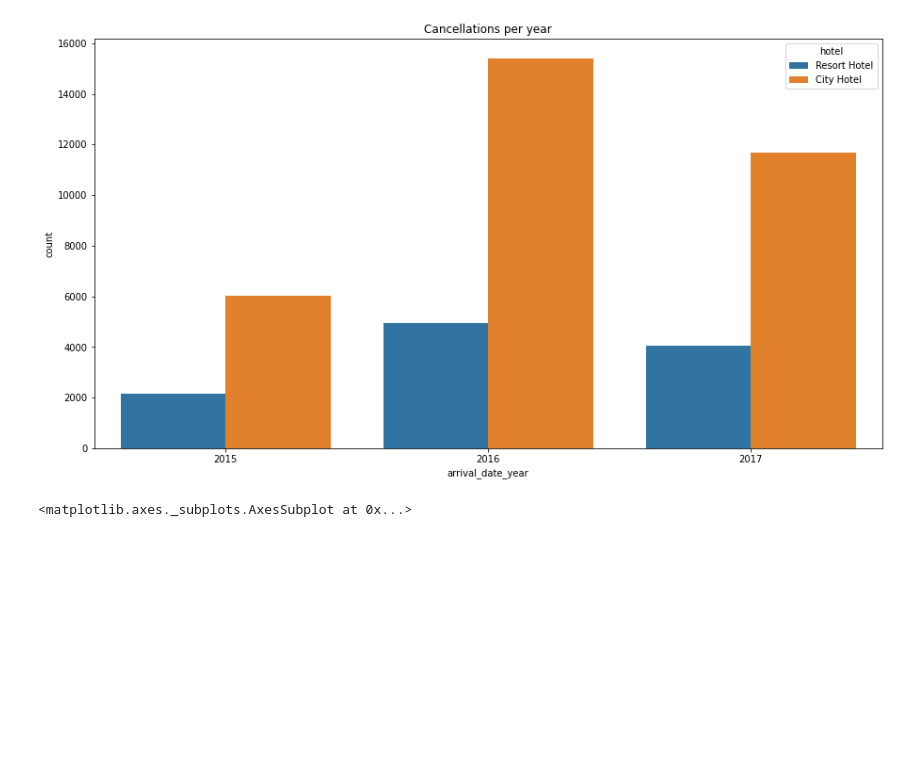
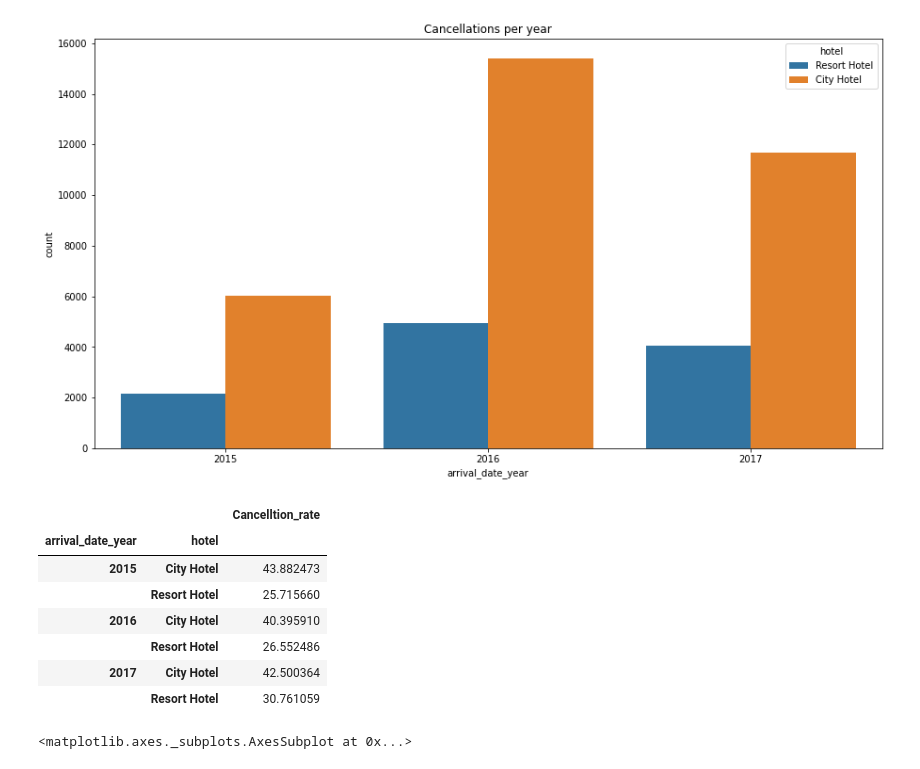
Before and after one commit to Dany511/Coursera_Capstone, a Jupyter notebook: Copy_of_Hotel_Booking_Analysis_Capstone_Project.ipynb, the cells around one changed output. Drawn from its saved outputs; the diff is of its cells as text; code cells hidden in the pictures; blank space fills up the shorter version.

```diff
--- a/Copy_of_Hotel_Booking_Analysis_Capstone_Project.ipynb
+++ b/Copy_of_Hotel_Booking_Analysis_Capstone_Project.ipynb
@@ -448,6 +439,26 @@ sns.countplot(x='arrival_date_year',data=df1,hue='hotel')
 # %% [output]
 <matplotlib.axes._subplots.AxesSubplot at 0x...>
 [figure]
+# %%
+# Total count of bookings per year and hotel type
+Total_bookings=df.groupby(['arrival_date_year','hotel'])[['is_canceled']].count()
+# %%
+# Total count of cancelled bookings per year and hotel type
+cancellations=df1.groupby(['arrival_date_year','hotel'])[['is_canceled']].count()
+# %%
+# Percentage cancellations per year and hotel type
+t=cancellations/Total_bookings*100
+t=t.rename(columns={'is_canceled':'Cancelltion_rate'})
+t
+# %% [output]
+|  |  | Cancelltion_rate |
+| arrival_date_year | hotel |  |
+| 2015 | City Hotel | 43.882473 |
+|  | Resort Hotel | 25.715660 |
+| 2016 | City Hotel | 40.395910 |
+|  | Resort Hotel | 26.552486 |
+| 2017 | City Hotel | 42.500364 |
+|  | Resort Hotel | 30.761059 |
 # %%
 # Canceled bookings per Month
 plt.figure(figsize=(15,8))
```
Also changed, not shown: parts of 10 cells of this notebook.
